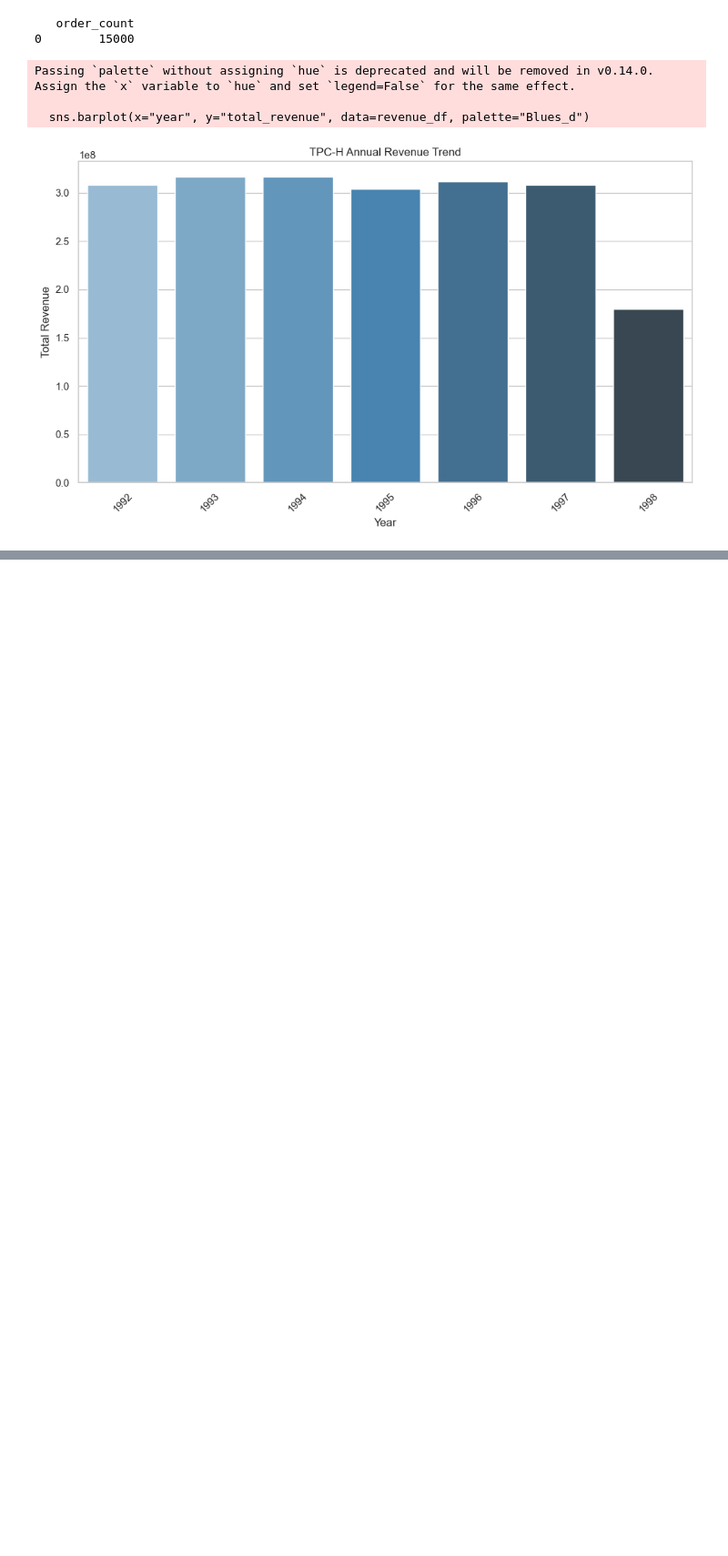
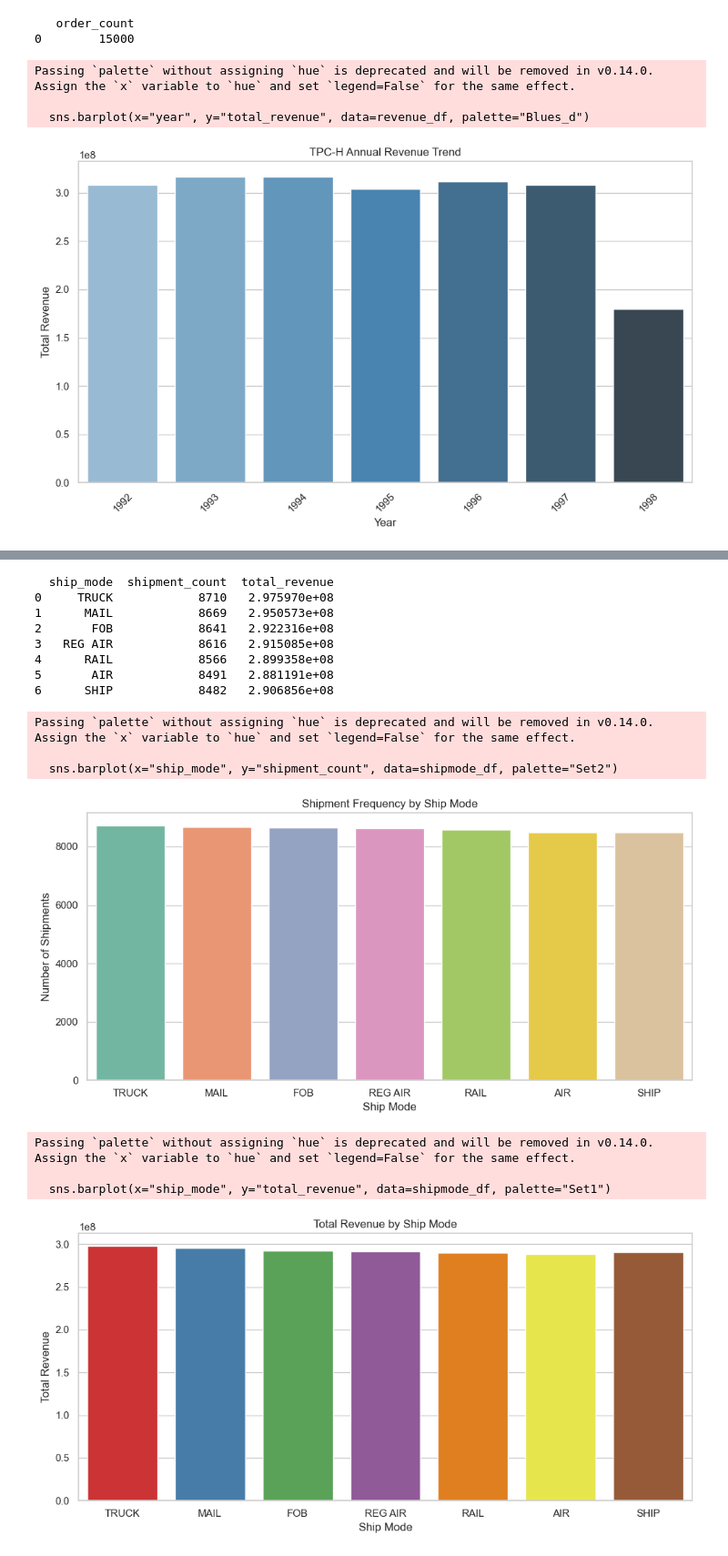
Before and after one commit to Rukhan4/tpch-analysis, a Jupyter notebook: tpch_starter.ipynb, the cells around one changed output, grey strips where cells are left out. Shown: that part at 91% size. Saved outputs shown, nothing was run; the diff lists cells and outputs as text; code cells hidden in the pictures; blank space fills up the shorter version.

Commit message:
revenue for shipping methods

```diff
--- a/tpch_starter.ipynb
+++ b/tpch_starter.ipynb
@@ -145,0 +148,53 @@ ValueError: Could not interpret value `c_name` for `y`. An entry with this name
+# %%
+# Find the most frequently used shipping methods and how much revenue is associated with each.
+
+query = """
+SELECT
+    l_shipmode AS ship_mode,
+    COUNT(*) AS shipment_count,
+    ROUND(SUM(l_extendedprice * (1 - l_discount)), 2) AS total_revenue
+FROM
+    lineitem
+GROUP BY
+    l_shipmode
+ORDER BY
+    shipment_count DESC;
+"""
+
+shipmode_df = run_sql_query(db_file, query)
+print(shipmode_df)
+
+# Plot shipment count
+plt.figure(figsize=(10, 5))
+sns.barplot(x="ship_mode", y="shipment_count", data=shipmode_df, palette="Set2")
+plt.title("Shipment Frequency by Ship Mode")
+plt.xlabel("Ship Mode")
+plt.ylabel("Number of Shipments")
+plt.tight_layout()
+plt.show()
+
+# Plot total revenue by ship mode
+plt.figure(figsize=(10, 5))
+sns.barplot(x="ship_mode", y="total_revenue", data=shipmode_df, palette="Set1")
+plt.title("Total Revenue by Ship Mode")
+plt.xlabel("Ship Mode")
+plt.ylabel("Total Revenue")
+plt.tight_layout()
+plt.show()
+# %% [output]
+  ship_mode  shipment_count  total_revenue
+0     TRUCK            8710   2.975970e+08
+1      MAIL            8669   2.950573e+08
+2       FOB            8641   2.922316e+08
+3   REG AIR            8616   2.915085e+08
+4      RAIL            8566   2.899358e+08
+5       AIR            8491   2.881191e+08
+6      SHIP            8482   2.906856e+08
+Passing `palette` without assigning `hue` is deprecated and will be removed in v0.14.0. Assign the `x` variable to `hue` and set `legend=False` for the same effect.
+
+  sns.barplot(x="ship_mode", y="shipment_count", data=shipmode_df, palette="Set2")
+[figure, added]
+Passing `palette` without assigning `hue` is deprecated and will be removed in v0.14.0. Assign the `x` variable to `hue` and set `legend=False` for the same effect.
+
+  sns.barplot(x="ship_mode", y="total_revenue", data=shipmode_df, palette="Set1")
+[figure, added]
```
Also changed, not shown: parts of 1 cell of this notebook.
